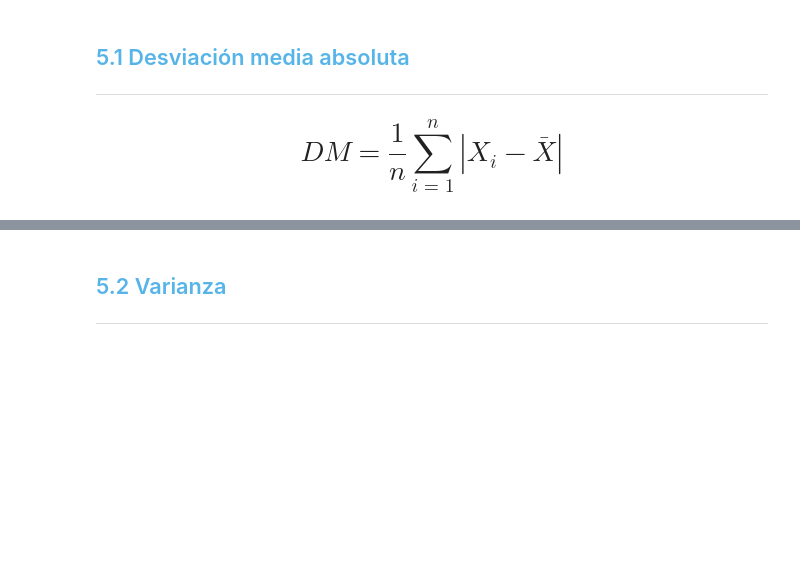
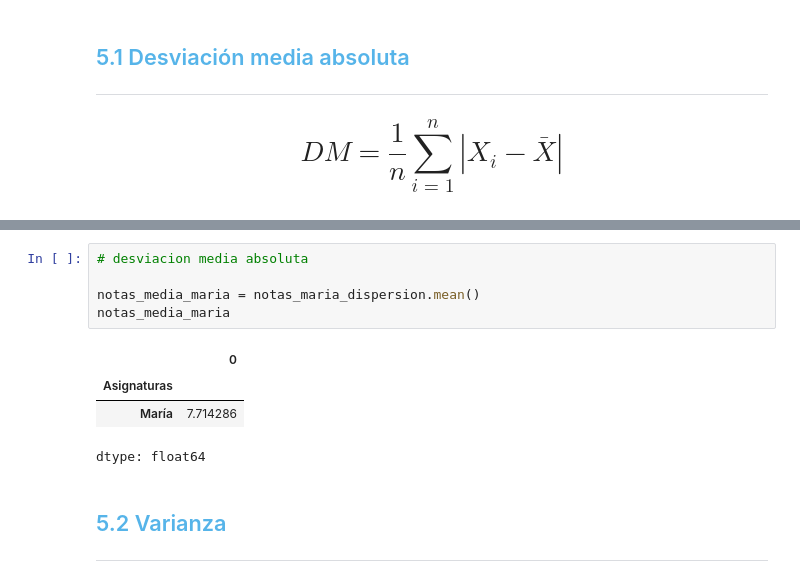
Before and after one commit to r2x4/machine_alura_oracle, a Jupyter notebook: frecuencia_medidas/colab_estadistica.ipynb.ipynb, the cells around one changed output, grey strips where cells are left out. Cells and saved outputs as stored; diff of their text form; blank space fills up the shorter version.

```diff
--- a/frecuencia_medidas/colab_estadistica.ipynb.ipynb
+++ b/frecuencia_medidas/colab_estadistica.ipynb.ipynb
@@ -1461,3 +1529,13 @@ Aunque las medidas de tendencia central y de localización proporcionan un resum
+# %%
+# desviacion media absoluta
+
+notas_media_maria = notas_maria_dispersion.mean()
+notas_media_maria
+# %% [output]
+|  | 0 |
+| Asignaturas |  |
+| María | 7.714286 |
+dtype: float64
 # %% [markdown]
 ## <font color=#56B4E9>5.2 Varianza</font>
 ***
```
Also changed, not shown: parts of 5 cells of this notebook.
